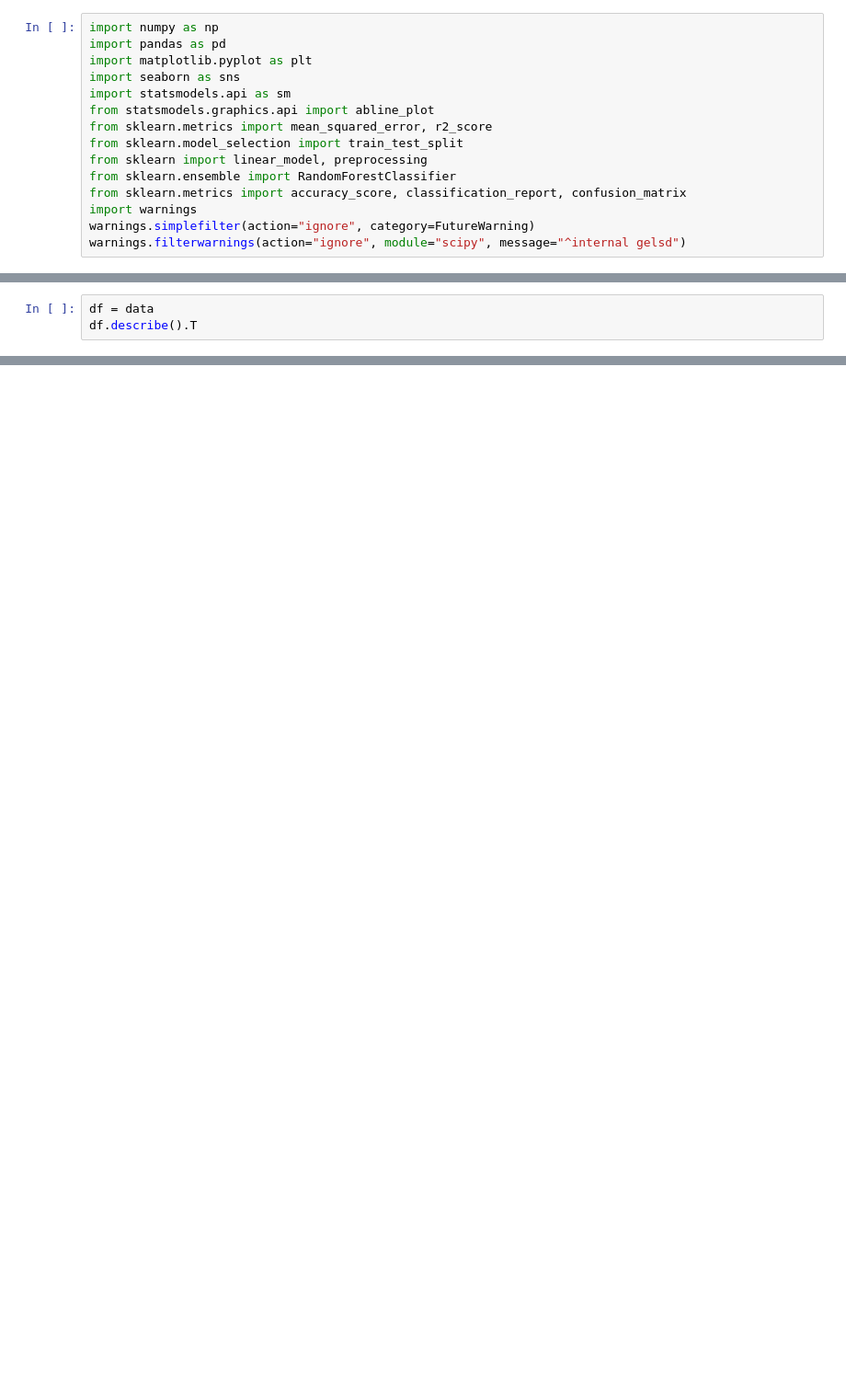
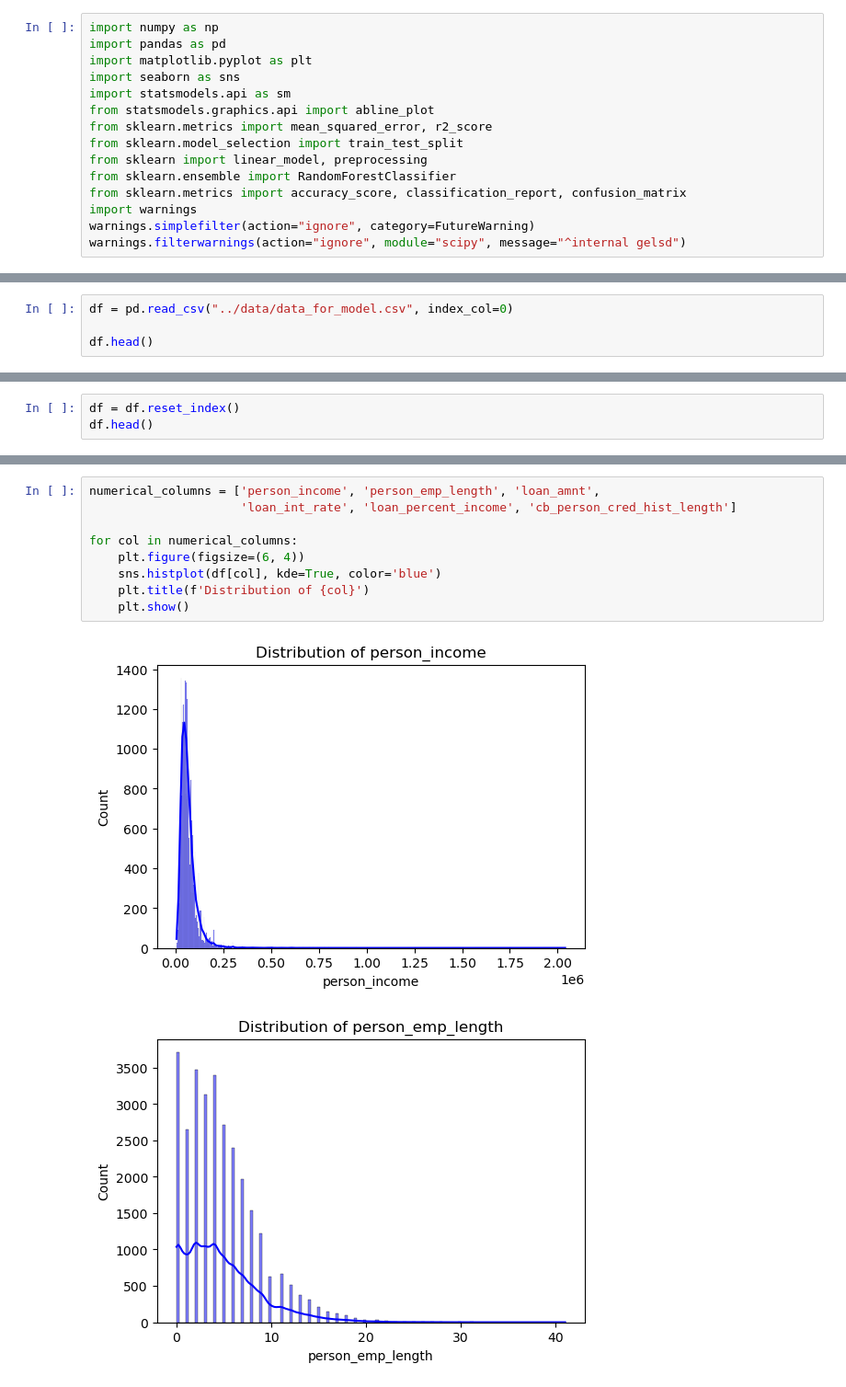
Before and after one commit to Dardeep/Loan-Default-Prediction-3, a Jupyter notebook: notebooks/feature_engineering.ipynb, the cells around one changed output, grey strips where cells are left out. Shown at 92% size. Drawn from its saved outputs; the diff is of its cells as text; blank space fills up the shorter version.

```diff
--- a/notebooks/feature_engineering.ipynb
+++ b/notebooks/feature_engineering.ipynb
@@ -124,0 +32,4 @@ df.head(5)
+# %%
+df = pd.read_csv("../data/data_for_model.csv", index_col=0)
+
+df.head()
@@ -124,0 +45,3 @@ df.head(5)
+# %%
+df = df.reset_index()
+df.head()
@@ -201,3 +75,0 @@ Data saved
-# %%
-df = data
-df.describe().T
@@ -282,0 +106,12 @@ Data saved
+# %%
+numerical_columns = ['person_income', 'person_emp_length', 'loan_amnt',
+                     'loan_int_rate', 'loan_percent_income', 'cb_person_cred_hist_length']
+
+for col in numerical_columns:
+    plt.figure(figsize=(6, 4))
+    sns.histplot(df[col], kde=True, color='blue')
+    plt.title(f'Distribution of {col}')
+    plt.show()
+# %% [output]
+[figure, added]
+[figure, added]
```
Also changed, not shown: parts of 68 cells of this notebook, 2 other files.
